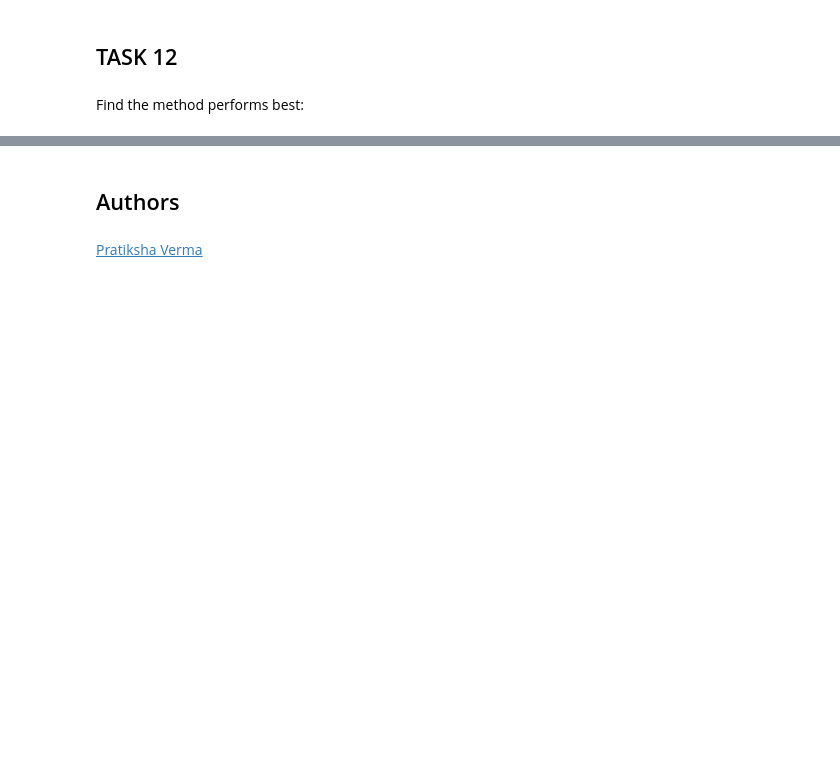
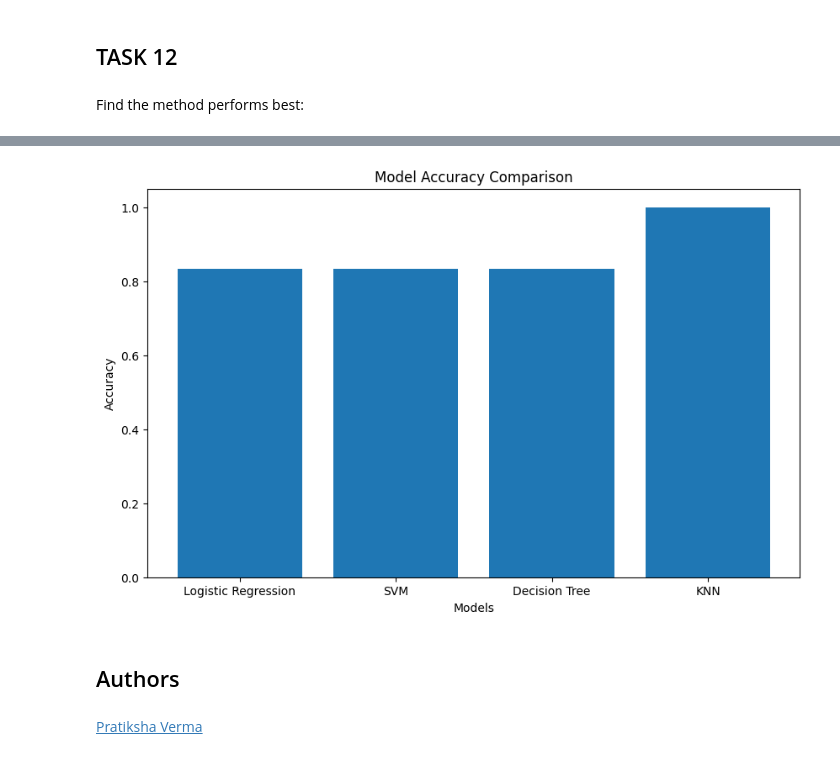
Before and after one commit to den1ksk/Applied-Data-Science-Capstone, a Jupyter notebook: Module 4/SpaceX_Machine Learning Prediction_lab8.ipynb, the cells around one changed output, grey strips where cells are left out. Saved outputs shown, nothing was run; the diff lists cells and outputs as text; code cells hidden in the pictures; blank space fills up the shorter version.

```diff
--- a/Module 4/SpaceX_Machine Learning Prediction_lab8.ipynb
+++ b/Module 4/SpaceX_Machine Learning Prediction_lab8.ipynb
@@ -389 +381,11 @@ accuracy_all
 | 3 | KNN | 1.000000 |
+# %%
+plt.figure(figsize=(10, 6))
+plt.bar(accuracy_all["Models"], accuracy_all["Accuracy"])
+plt.xlabel('Models')
+plt.ylabel('Accuracy')
+plt.title('Model Accuracy Comparison')
+plt.savefig('model_accuracy_comparison.png', dpi=300, bbox_inches='tight')
+plt.show()
+# %% [output]
+[figure, added]
```
Also changed, not shown: parts of 7 cells of this notebook.
